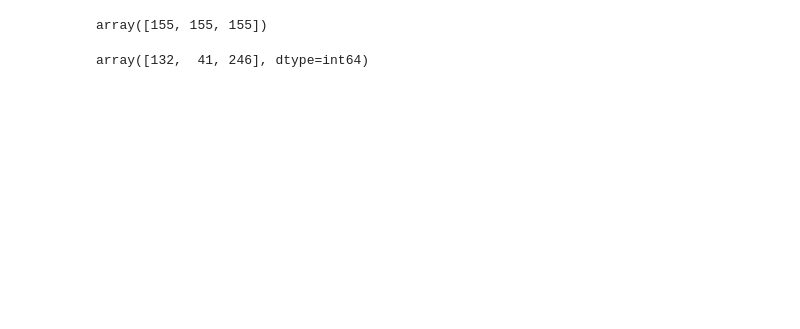
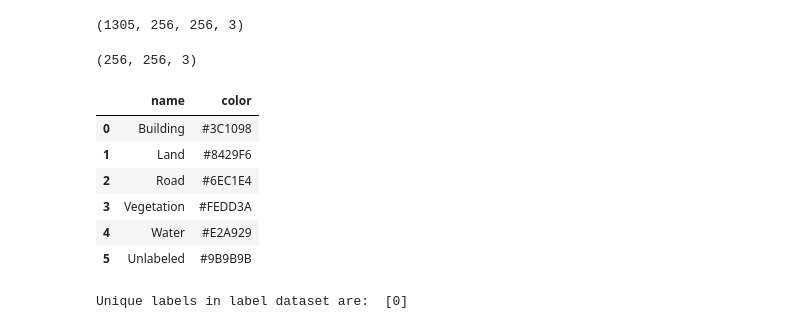
Before and after one commit to nassimaliou/unet_satelite_image_segmentation, a Jupyter notebook: satelite_image_segmentation.ipynb, the cells around one changed output. Cells and saved outputs as stored; diff of their text form; code cells hidden in the pictures; blank space fills up the shorter version.

```diff
--- a/satelite_image_segmentation.ipynb
+++ b/satelite_image_segmentation.ipynb
@@ -78,6 +78,21 @@ def load_patch_masks(data_dir):
 # %%
-images , single_patch_img = np.array(load_patch_images(data_dir))
+images , single_patch_img = load_patch_images(data_dir)
 images.shape
+# %% [output]
+(1305, 256, 256, 3)
 # %%
-masks , single_patch_mask = np.array(load_patch_masks(data_dir))
-masks.shape
+masks = np.array(masks_dataset)
+single_patch_mask.shape
+# %% [output]
+(256, 256, 3)
+# %%
+class_dict = pd.read_csv("class.csv", index_col=False, skipinitialspace=True)
+class_dict
+# %% [output]
+|  | name | color |
+| 0 | Building | #3C1098 |
+| 1 | Land | #8429F6 |
+| 2 | Road | #6EC1E4 |
+| 3 | Vegetation | #FEDD3A |
+| 4 | Water | #E2A929 |
+| 5 | Unlabeled | #9B9B9B |
@@ -84,16 +106,18 @@ masks.shape
 # %%
 Building = '#3C1098'.lstrip('#')
+Building = np.array(tuple(int(Building[i:i+2], 16) for i in (0, 2, 4))) # 60, 16, 152
+
 Land = '#8429F6'.lstrip('#')
+Land = np.array(tuple(int(Land[i:i+2], 16) for i in (0, 2, 4))) #132, 41, 246
+
 Road = '#6EC1E4'.lstrip('#')
+Road = np.array(tuple(int(Road[i:i+2], 16) for i in (0, 2, 4))) #110, 193, 228
+
 Vegetation =  'FEDD3A'.lstrip('#')
+Vegetation = np.array(tuple(int(Vegetation[i:i+2], 16) for i in (0, 2, 4))) #254, 221, 58
+
 Water = 'E2A929'.lstrip('#')
+Water = np.array(tuple(int(Water[i:i+2], 16) for i in (0, 2, 4))) #226, 169, 41
+
 Unlabeled = '#9B9B9B'.lstrip('#')
-
-Building = np.array(tuple(int(Building[i:i+2], 16) for i in (0, 2, 4))) # 60, 16, 152
-Land = np.array(tuple(int(Land[i:i+2], 16) for i in (0, 2, 4))) #132, 41, 246
-Road = np.array(tuple(int(Road[i:i+2], 16) for i in (0, 2, 4))) #110, 193, 228
-Vegetation = np.array(tuple(int(Vegetation[i:i+2], 16) for i in (0, 2, 4))) #254, 221, 58
-Water = np.array(tuple(int(Water[i:i+2], 16) for i in (0, 2, 4))) #226, 169, 41
 Unlabeled = np.array(tuple(int(Unlabeled[i:i+2], 16) for i in (0, 2, 4))) #155, 155, 155
-# %% [output]
-array([155, 155, 155])
@@ -103,24 +123,0 @@ class_dict
-# %%
-label_names= list(class_dict.name)
-label_codes = []
-r= np.asarray(class_dict['r'])
-g= np.asarray(class_dict['g'])
-b= np.asarray(class_dict['b'])
-
-h = np.array(tuple([r[1], g[1], b[1]]))
-"""
-for i in range(len(class_dict)):
-    label_codes.append(tuple([r[i], g[i], b[i]]))
-
-
-
-code2id = {v:k for k,v in enumerate(label_codes)}
-id2code = {k:v for k,v in enumerate(label_codes)}
-
-name2id = {v:k for k,v in enumerate(label_names)}
-id2name = {k:v for k,v in enumerate(label_names)}
-"""
-
-h
-# %% [output]
-array([132,  41, 246], dtype=int64)
@@ -126,0 +148,4 @@ array([132,  41, 246], dtype=int64)
+# %%
+print("Unique labels in label dataset are: ", np.unique(labels))
+# %% [output]
+Unique labels in label dataset are:  [0]
```
Also changed, not shown: parts of 8 cells of this notebook.
